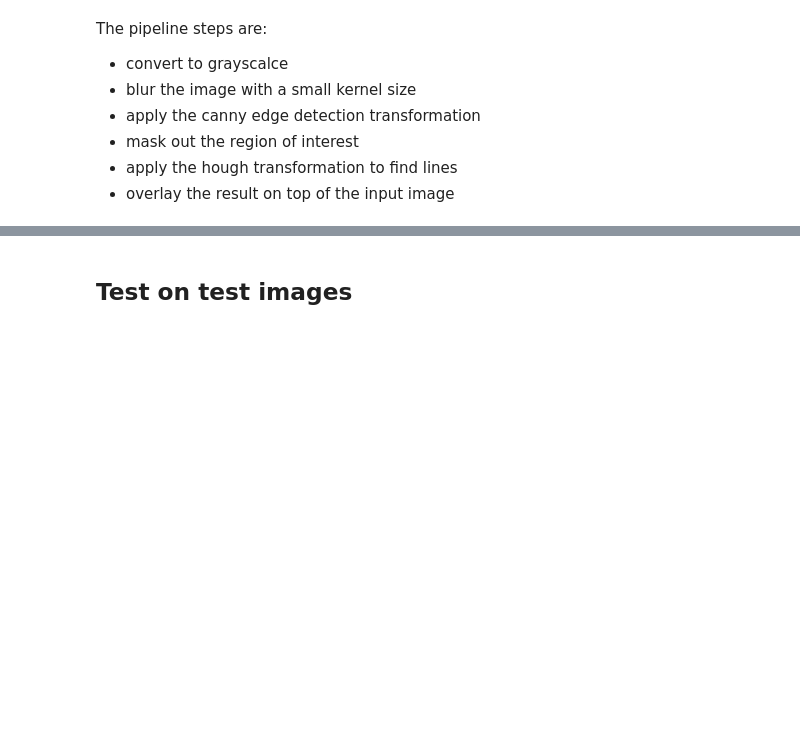
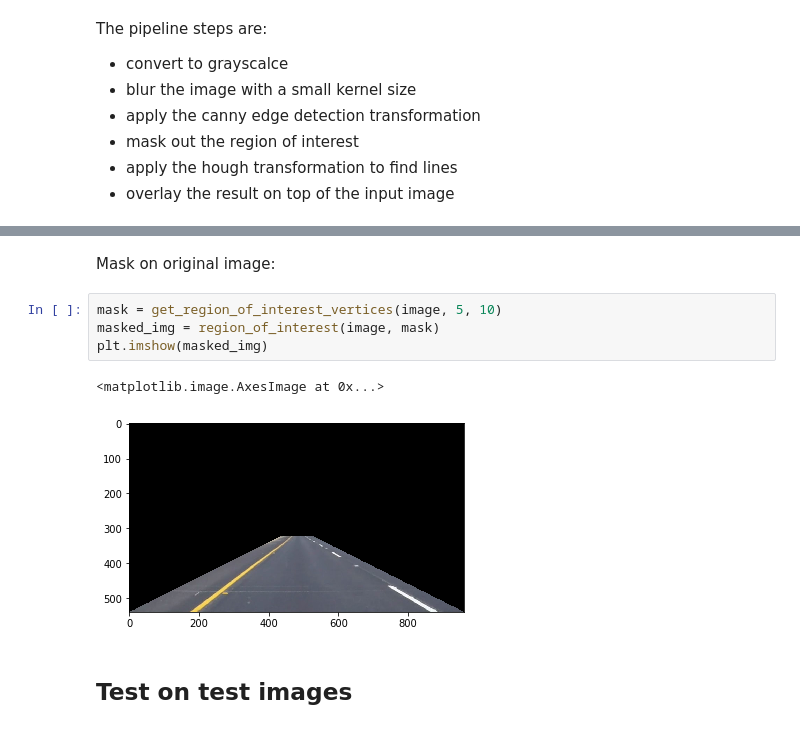
Before and after one commit to FabianHertwig/FindingLaneLines, a Jupyter notebook: P1.ipynb, the cells around one changed output, grey strips where cells are left out. Saved outputs shown, nothing was run; the diff lists cells and outputs as text; blank space fills up the shorter version.

```diff
--- a/P1.ipynb
+++ b/P1.ipynb
@@ -277,3 +282,12 @@ plot_pipeline_steps(image)
+# %% [markdown]
+Mask on original image:
+# %%
+mask = get_region_of_interest_vertices(image, 5, 10)
+masked_img = region_of_interest(image, mask)
+plt.imshow(masked_img)
+# %% [output]
+<matplotlib.image.AxesImage at 0x...>
+[figure, added]
 # %% [markdown]
 ## Test on test images
 # %%
```
Also changed, not shown: parts of 13 cells of this notebook, 28 other files.
